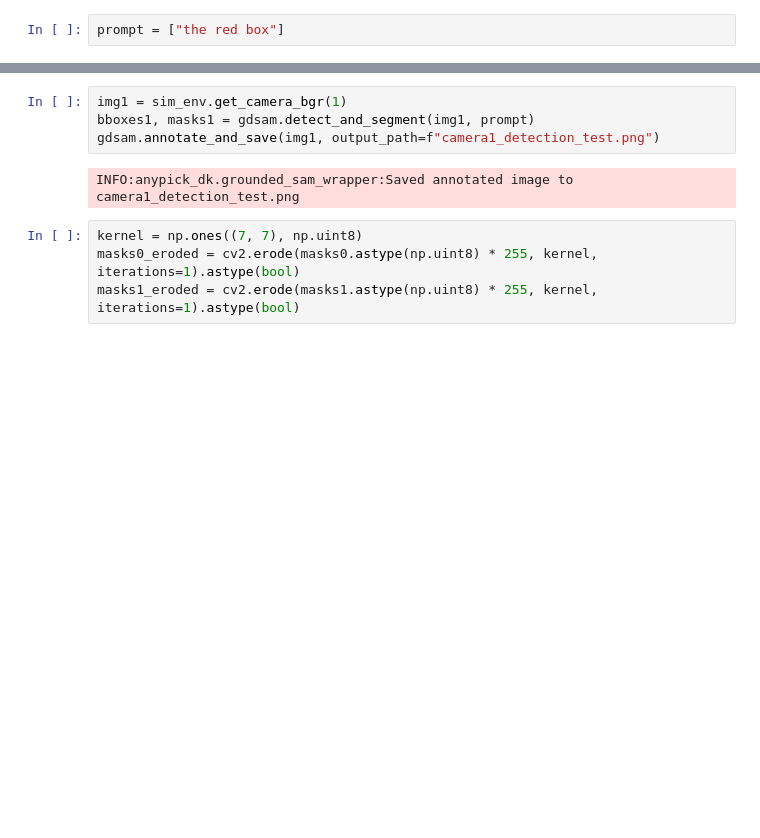
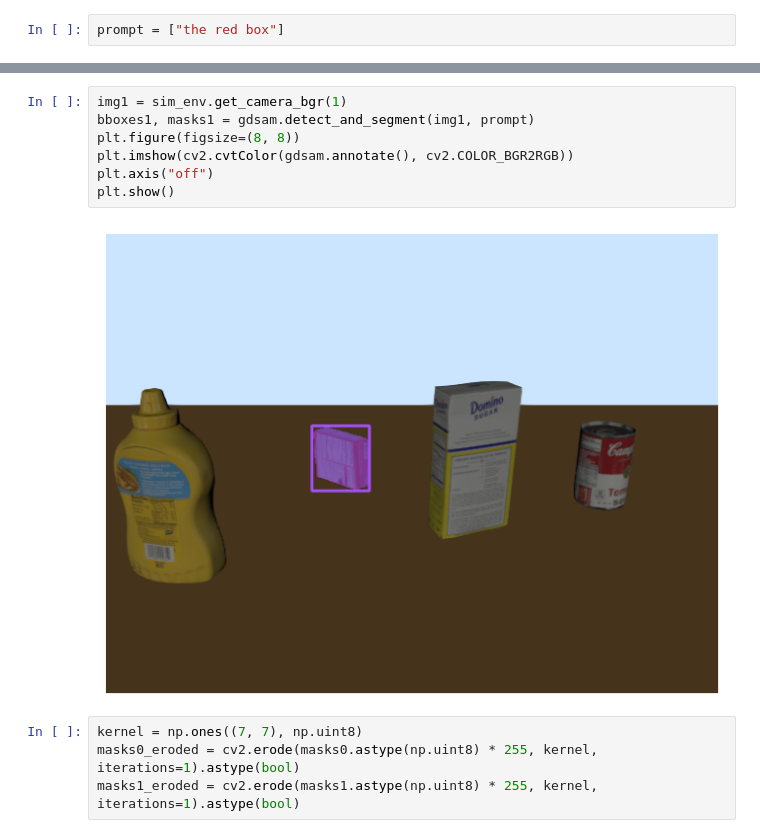
Before and after one commit to toyat522/anypick_dk, a Jupyter notebook: examples/perception_test.ipynb, the cells around one changed output, grey strips where cells are left out. Cells and saved outputs as stored; diff of their text form; blank space fills up the shorter version.

```diff
--- a/examples/perception_test.ipynb
+++ b/examples/perception_test.ipynb
@@ -84,9 +87,12 @@ INFO:anypick_dk.grounded_sam_wrapper:Saved annotated image to camera0_detection_
 # %%
 img1 = sim_env.get_camera_bgr(1)
 bboxes1, masks1 = gdsam.detect_and_segment(img1, prompt)
-gdsam.annotate_and_save(img1, output_path=f"camera1_detection_test.png")
+plt.figure(figsize=(8, 8))
+plt.imshow(cv2.cvtColor(gdsam.annotate(), cv2.COLOR_BGR2RGB))
+plt.axis("off")
+plt.show()
 # %% [output]
-INFO:anypick_dk.grounded_sam_wrapper:Saved annotated image to camera1_detection_test.png
+[figure, added]
 # %%
 kernel = np.ones((7, 7), np.uint8)
 masks0_eroded = cv2.erode(masks0.astype(np.uint8) * 255, kernel, iterations=1).astype(bool)
```
Also changed, not shown: parts of 2 cells of this notebook, 15 other files.
